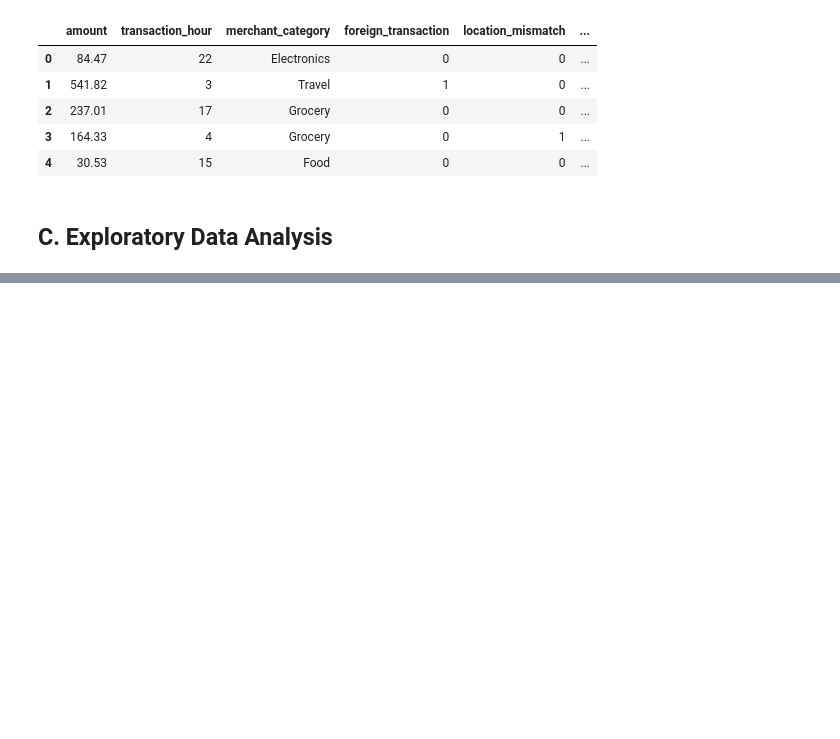
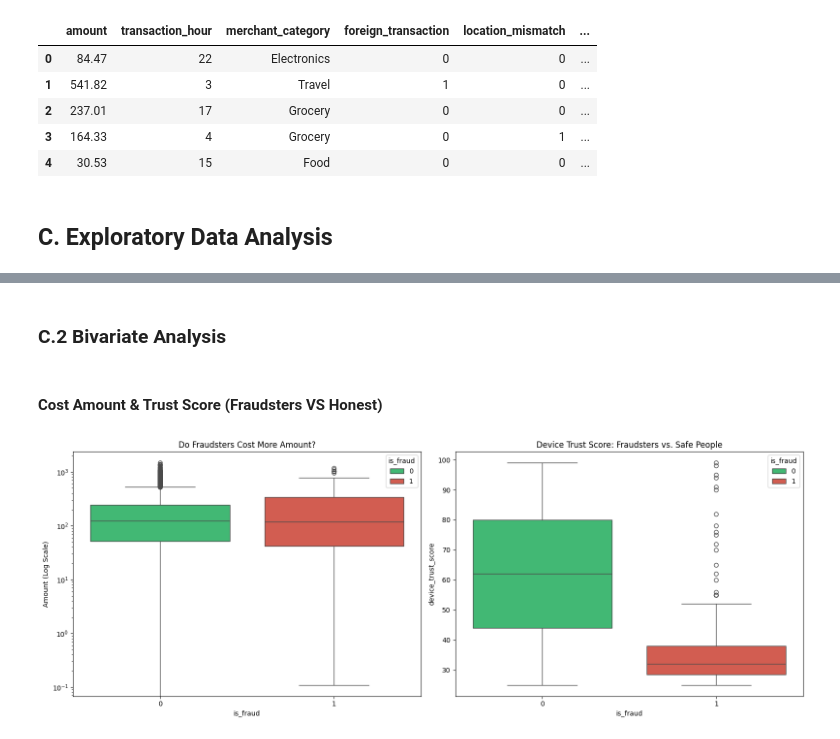
Before and after one commit to HablSank/1Day-1Dataset_MachineLearningProject, a Jupyter notebook: Day-15/Random Forest (Credit Card Fraud)/credit_card_fraud_10k.ipynb, the cells around one changed output, grey strips where cells are left out. Cells and saved outputs as stored; diff of their text form; code cells hidden in the pictures; blank space fills up the shorter version.

Commit message:
Day - 15 (Random Forest) Exploratory Data Done

```diff
--- a/Day-15/Random Forest (Credit Card Fraud)/credit_card_fraud_10k.ipynb
+++ b/Day-15/Random Forest (Credit Card Fraud)/credit_card_fraud_10k.ipynb
@@ -174,0 +186,21 @@ df_clean.head()
+# %% [markdown]
+### C.2 Bivariate Analysis
+# %% [markdown]
+#### Cost Amount & Trust Score (Fraudsters VS Honest)
+# %%
+fig, axes = plt.subplots(1, 2, figsize=(16, 6))
+
+# Plot A: Amount vs Fraud
+sns.boxplot(x='is_fraud', y='amount',  hue='is_fraud',data=df_clean, palette=['#2ecc71', '#e74c3c'], ax=axes[0])
+axes[0].set_title("Do Fraudsters Cost More Amount?")
+axes[0].set_yscale('log')
+axes[0].set_ylabel("Amount (Log Scale)")
+
+# Plot B: Trust Score vs Fraud
+sns.boxplot(x='is_fraud', y='device_trust_score', hue='is_fraud',data=df_clean, palette=['#2ecc71', '#e74c3c'], ax=axes[1])
+axes[1].set_title("Device Trust Score: Fraudsters vs. Safe People")
+
+plt.tight_layout()
+plt.show()
+# %% [output]
+[figure, added]
```
Also changed, not shown: parts of 12 cells of this notebook.
